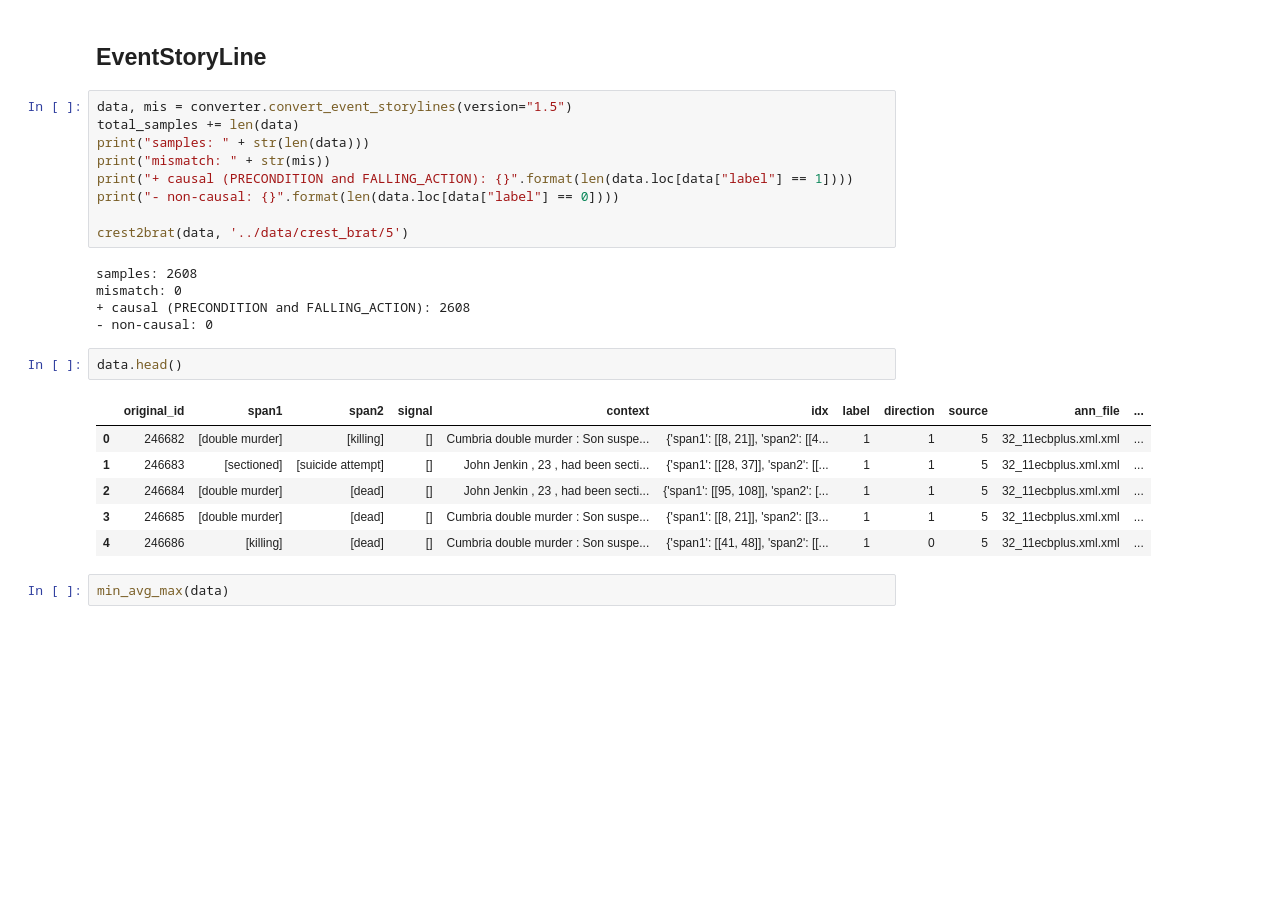
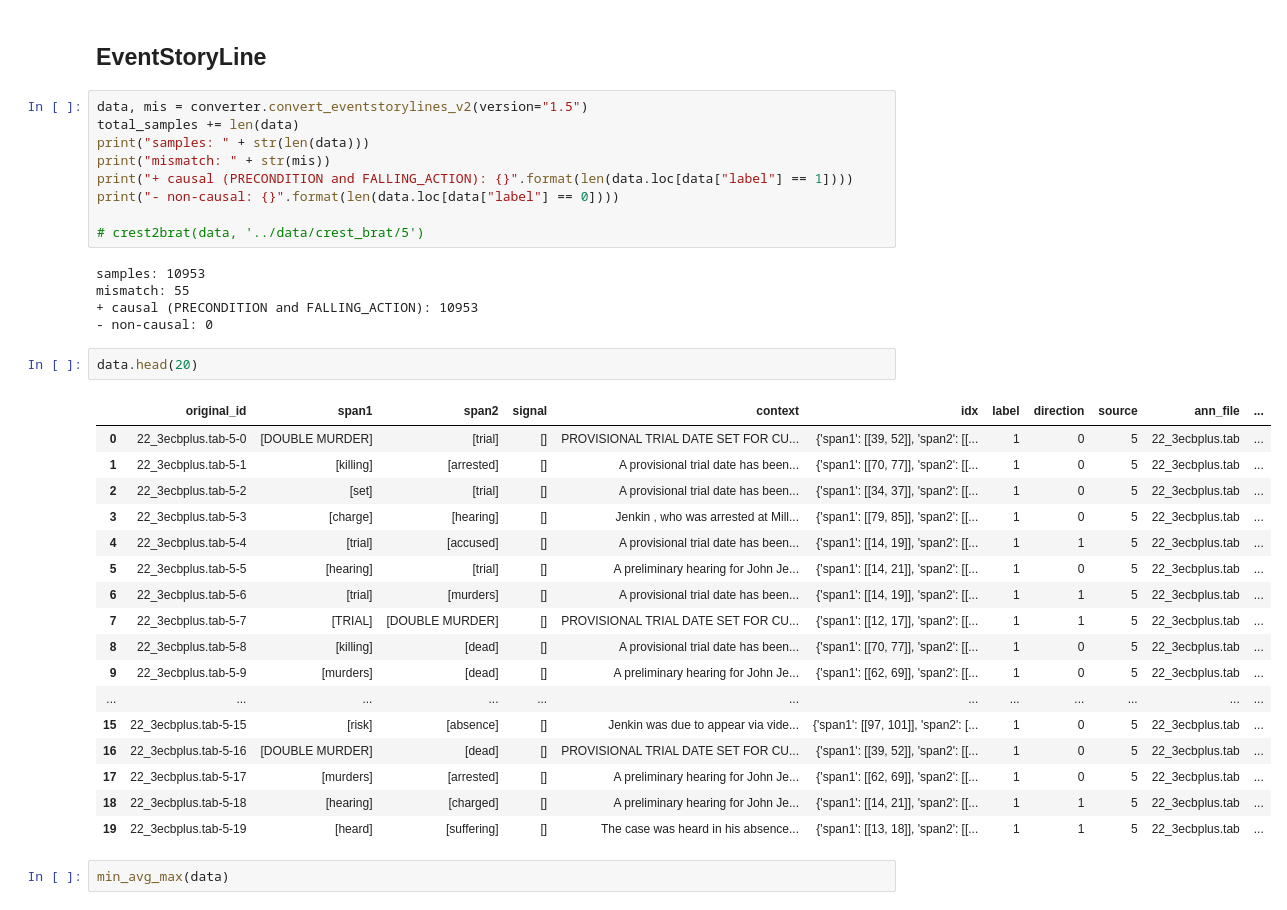
Before and after one commit to phosseini/CREST, a Jupyter notebook: notebooks/converter_demo.ipynb, the cells around one changed output. Cells and saved outputs as stored; diff of their text form; blank space fills up the shorter version.

Commit message:
updating eventstoryline converter

```diff
--- a/notebooks/converter_demo.ipynb
+++ b/notebooks/converter_demo.ipynb
@@ -192,28 +192,39 @@ max context: WASHINGTON _ Following are statements made Friday and Thursday by L
 # %% [markdown]
 ## EventStoryLine
 # %%
-data, mis = converter.convert_event_storylines(version="1.5")
+data, mis = converter.convert_eventstorylines_v2(version="1.5")
 total_samples += len(data)
 print("samples: " + str(len(data)))
 print("mismatch: " + str(mis))
 print("+ causal (PRECONDITION and FALLING_ACTION): {}".format(len(data.loc[data["label"] == 1])))
 print("- non-causal: {}".format(len(data.loc[data["label"] == 0])))
 
-crest2brat(data, '../data/crest_brat/5')
+# crest2brat(data, '../data/crest_brat/5')
 # %% [output]
-samples: 2608
-mismatch: 0
-+ causal (PRECONDITION and FALLING_ACTION): 2608
+samples: 10953
+mismatch: 55
++ causal (PRECONDITION and FALLING_ACTION): 10953
 - non-causal: 0
 # %%
-data.head()
+data.head(20)
 # %% [output]
 |  | original_id | span1 | span2 | signal | context | idx | label | direction | source | ann_file | ... |
-| 0 | 246682 | [double murder] | [killing] | [] | Cumbria double murder : Son suspe... | {'span1': [[8, 21]], 'span2': [[4... | 1 | 1 | 5 | 32_11ecbplus.xml.xml | ... |
-| 1 | 246683 | [sectioned] | [suicide attempt] | [] | John Jenkin , 23 , had been secti... | {'span1': [[28, 37]], 'span2': [[... | 1 | 1 | 5 | 32_11ecbplus.xml.xml | ... |
-| 2 | 246684 | [double murder] | [dead] | [] | John Jenkin , 23 , had been secti... | {'span1': [[95, 108]], 'span2': [... | 1 | 1 | 5 | 32_11ecbplus.xml.xml | ... |
-| 3 | 246685 | [double murder] | [dead] | [] | Cumbria double murder : Son suspe... | {'span1': [[8, 21]], 'span2': [[3... | 1 | 1 | 5 | 32_11ecbplus.xml.xml | ... |
-| 4 | 246686 | [killing] | [dead] | [] | Cumbria double murder : Son suspe... | {'span1': [[41, 48]], 'span2': [[... | 1 | 0 | 5 | 32_11ecbplus.xml.xml | ... |
+| 0 | 22_3ecbplus.tab-5-0 | [DOUBLE MURDER] | [trial] | [] | PROVISIONAL TRIAL DATE SET FOR CU... | {'span1': [[39, 52]], 'span2': [[... | 1 | 0 | 5 | 22_3ecbplus.tab | ... |
+| 1 | 22_3ecbplus.tab-5-1 | [killing] | [arrested] | [] | A provisional trial date has been... | {'span1': [[70, 77]], 'span2': [[... | 1 | 0 | 5 | 22_3ecbplus.tab | ... |
+| 2 | 22_3ecbplus.tab-5-2 | [set] | [trial] | [] | A provisional trial date has been... | {'span1': [[34, 37]], 'span2': [[... | 1 | 0 | 5 | 22_3ecbplus.tab | ... |
+| 3 | 22_3ecbplus.tab-5-3 | [charge] | [hearing] | [] | Jenkin , who was arrested at Mill... | {'span1': [[79, 85]], 'span2': [[... | 1 | 0 | 5 | 22_3ecbplus.tab | ... |
+| 4 | 22_3ecbplus.tab-5-4 | [trial] | [accused] | [] | A provisional trial date has been... | {'span1': [[14, 19]], 'span2': [[... | 1 | 1 | 5 | 22_3ecbplus.tab | ... |
+| 5 | 22_3ecbplus.tab-5-5 | [hearing] | [trial] | [] | A preliminary hearing for John Je... | {'span1': [[14, 21]], 'span2': [[... | 1 | 0 | 5 | 22_3ecbplus.tab | ... |
+| 6 | 22_3ecbplus.tab-5-6 | [trial] | [murders] | [] | A provisional trial date has been... | {'span1': [[14, 19]], 'span2': [[... | 1 | 1 | 5 | 22_3ecbplus.tab | ... |
+| 7 | 22_3ecbplus.tab-5-7 | [TRIAL] | [DOUBLE MURDER] | [] | PROVISIONAL TRIAL DATE SET FOR CU... | {'span1': [[12, 17]], 'span2': [[... | 1 | 1 | 5 | 22_3ecbplus.tab | ... |
+| 8 | 22_3ecbplus.tab-5-8 | [killing] | [dead] | [] | A provisional trial date has been... | {'span1': [[70, 77]], 'span2': [[... | 1 | 0 | 5 | 22_3ecbplus.tab | ... |
+| 9 | 22_3ecbplus.tab-5-9 | [murders] | [dead] | [] | A preliminary hearing for John Je... | {'span1': [[62, 69]], 'span2': [[... | 1 | 0 | 5 | 22_3ecbplus.tab | ... |
+| ... | ... | ... | ... | ... | ... | ... | ... | ... | ... | ... | ... |
+| 15 | 22_3ecbplus.tab-5-15 | [risk] | [absence] | [] | Jenkin was due to appear via vide... | {'span1': [[97, 101]], 'span2': [... | 1 | 0 | 5 | 22_3ecbplus.tab | ... |
+| 16 | 22_3ecbplus.tab-5-16 | [DOUBLE MURDER] | [dead] | [] | PROVISIONAL TRIAL DATE SET FOR CU... | {'span1': [[39, 52]], 'span2': [[... | 1 | 0 | 5 | 22_3ecbplus.tab | ... |
+| 17 | 22_3ecbplus.tab-5-17 | [murders] | [arrested] | [] | A preliminary hearing for John Je... | {'span1': [[62, 69]], 'span2': [[... | 1 | 0 | 5 | 22_3ecbplus.tab | ... |
+| 18 | 22_3ecbplus.tab-5-18 | [hearing] | [charged] | [] | A preliminary hearing for John Je... | {'span1': [[14, 21]], 'span2': [[... | 1 | 1 | 5 | 22_3ecbplus.tab | ... |
+| 19 | 22_3ecbplus.tab-5-19 | [heard] | [suffering] | [] | The case was heard in his absence... | {'span1': [[13, 18]], 'span2': [[... | 1 | 1 | 5 | 22_3ecbplus.tab | ... |
 # %%
 min_avg_max(data)
 # %% [output]
```
Also changed, not shown: 1 other file.
